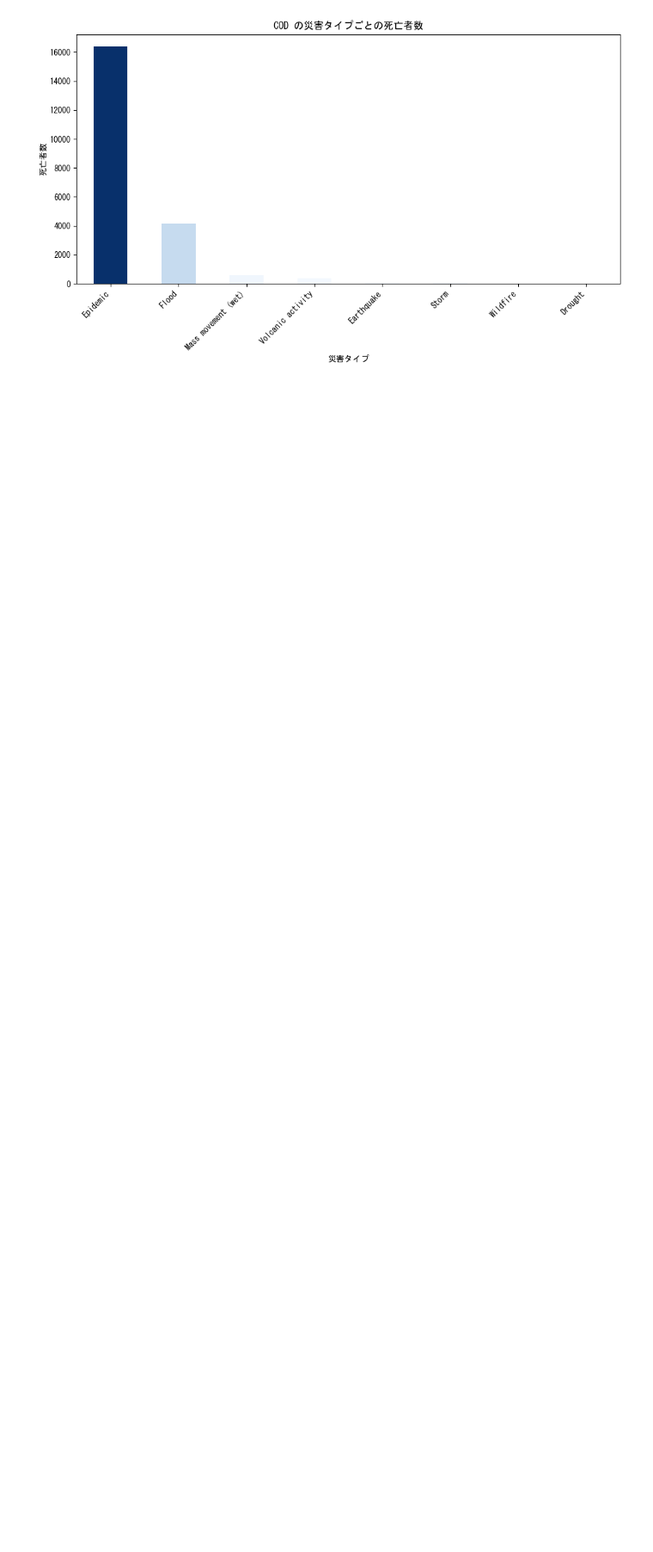
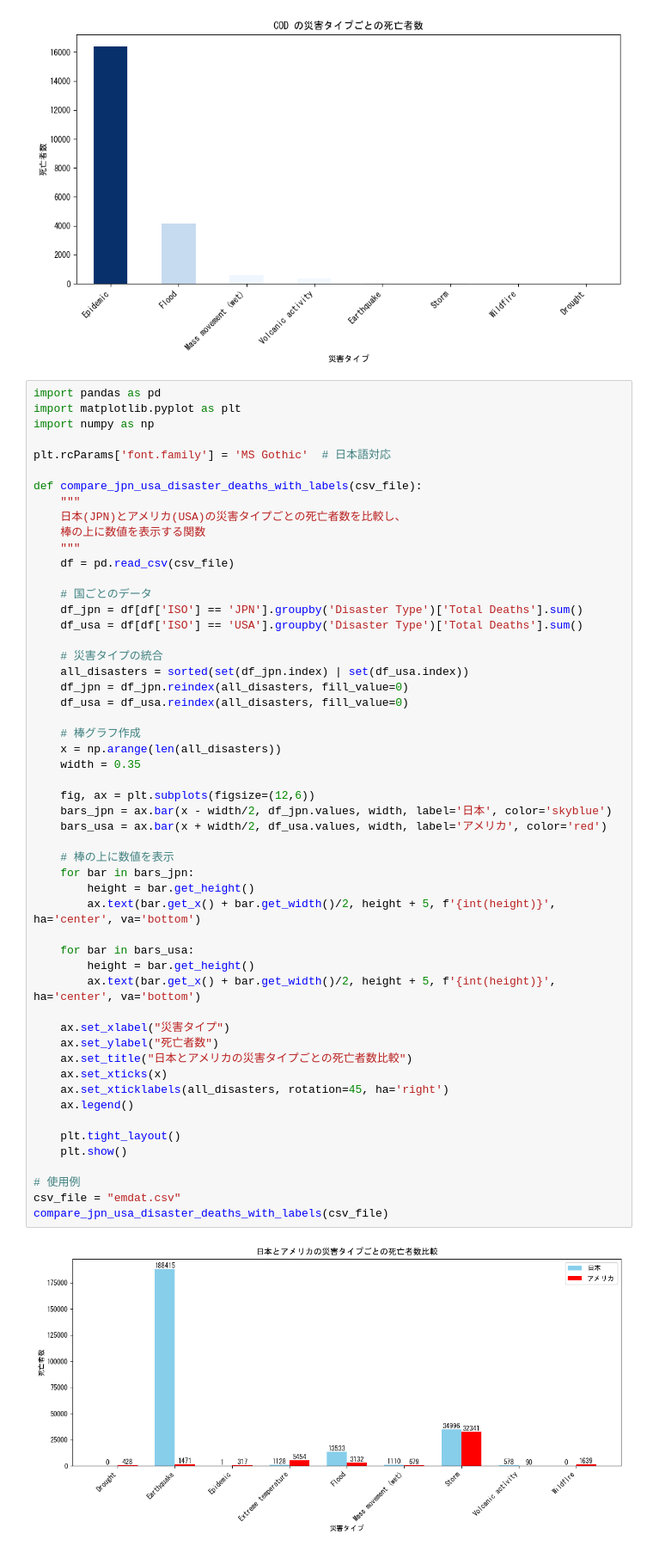
Before and after one commit to awano-kakeru/me, a Jupyter notebook: Week10/disaster challenge part 2.ipynb, the cells around one changed output. Shown at 86% size. Cells and saved outputs as stored; diff of their text form; blank space fills up the shorter version.

```diff
--- a/Week10/disaster challenge part 2.ipynb
+++ b/Week10/disaster challenge part 2.ipynb
@@ -134,3 +89,58 @@ plot_multiple_countries_disaster_deaths_gradient(csv_file, iso_codes)
 [figure]
 [figure]
 [figure]
+# %%
+import pandas as pd
+import matplotlib.pyplot as plt
+import numpy as np
+
+plt.rcParams['font.family'] = 'MS Gothic'  # 日本語対応
+
+def compare_jpn_usa_disaster_deaths_with_labels(csv_file):
+    """
+    日本(JPN)とアメリカ(USA)の災害タイプごとの死亡者数を比較し、
+    棒の上に数値を表示する関数
+    """
+    df = pd.read_csv(csv_file)
+
+    # 国ごとのデータ
+    df_jpn = df[df['ISO'] == 'JPN'].groupby('Disaster Type')['Total Deaths'].sum()
+    df_usa = df[df['ISO'] == 'USA'].groupby('Disaster Type')['Total Deaths'].sum()
+
+    # 災害タイプの統合
+    all_disasters = sorted(set(df_jpn.index) | set(df_usa.index))
+    df_jpn = df_jpn.reindex(all_disasters, fill_value=0)
+    df_usa = df_usa.reindex(all_disasters, fill_value=0)
+
+    # 棒グラフ作成
+    x = np.arange(len(all_disasters))
+    width = 0.35
+
+    fig, ax = plt.subplots(figsize=(12,6))
+    bars_jpn = ax.bar(x - width/2, df_jpn.values, width, label='日本', color='skyblue')
+    bars_usa = ax.bar(x + width/2, df_usa.values, width, label='アメリカ', color='red')
+
+    # 棒の上に数値を表示
+    for bar in bars_jpn:
+        height = bar.get_height()
+        ax.text(bar.get_x() + bar.get_width()/2, height + 5, f'{int(height)}', ha='center', va='bottom')
+
+    for bar in bars_usa:
+        height = bar.get_height()
+        ax.text(bar.get_x() + bar.get_width()/2, height + 5, f'{int(height)}', ha='center', va='bottom')
+
+    ax.set_xlabel("災害タイプ")
+    ax.set_ylabel("死亡者数")
+    ax.set_title("日本とアメリカの災害タイプごとの死亡者数比較")
+    ax.set_xticks(x)
+    ax.set_xticklabels(all_disasters, rotation=45, ha='right')
+    ax.legend()
+
+    plt.tight_layout()
+    plt.show()
+
+# 使用例
+csv_file = "emdat.csv"
+compare_jpn_usa_disaster_deaths_with_labels(csv_file)
+# %% [output]
+[figure, added]
```
Also changed, not shown: parts of 3 cells of this notebook.
